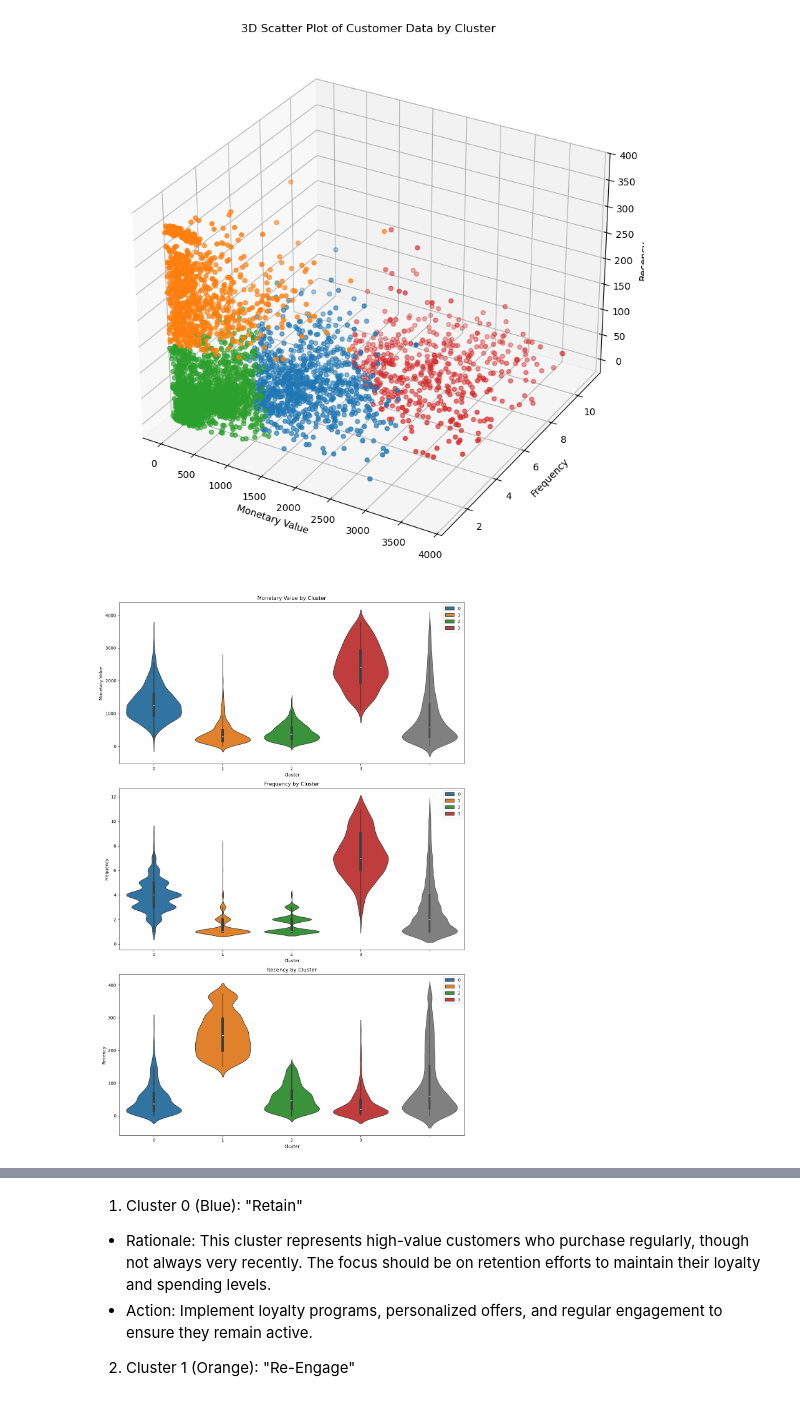
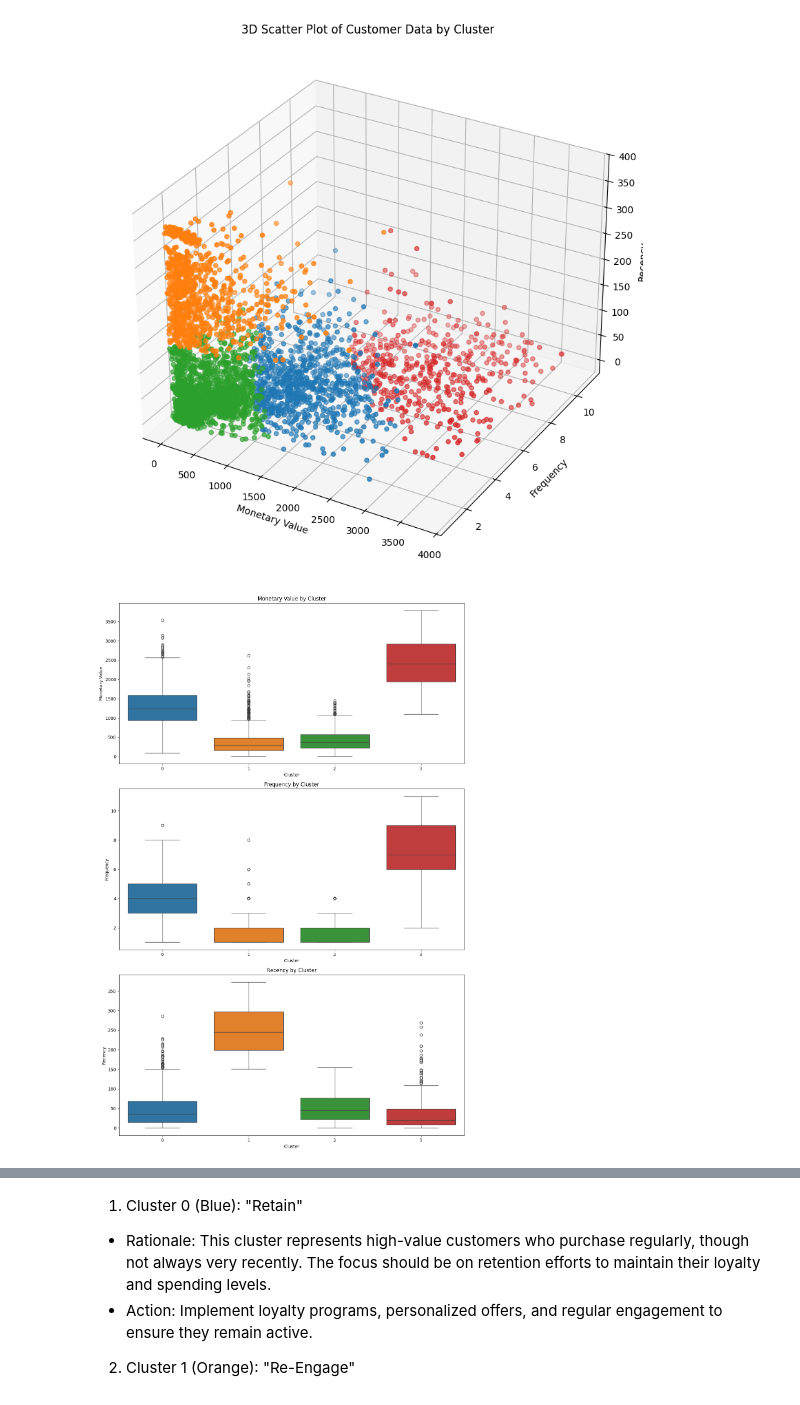
Before and after one commit to Subham-Panwar/Kmeans_clustering_project, a Jupyter notebook: main.ipynb, the cells around one changed output, grey strips where cells are left out. Drawn from its saved outputs; the diff is of its cells as text; code cells hidden in the pictures.

```diff
--- a/main.ipynb
+++ b/main.ipynb
@@ -46,17 +47,17 @@ df.head(10)
 | 8 | 489435 | 22350 | CAT BOWL | 12 | 2009-12-01 07:46:00 | 2.55 | 13085.00 | United Kingdom |
 | 9 | 489435 | 22349 | DOG BOWL , CHASING BALL DESIGN | 12 | 2009-12-01 07:46:00 | 3.75 | 13085.00 | United Kingdom |
 # %%
-#converting xlsx file in parquet
+# #converting xlsx file in parquet
 
-text_cols = ['Invoice', 'StockCode', 'Description', 'Country']
-df[text_cols] = df[text_cols].astype("string")
-df = df.convert_dtypes()
+# text_cols = ['Invoice', 'StockCode', 'Description', 'Country']
+# df[text_cols] = df[text_cols].astype("string")
+# df = df.convert_dtypes()
 
-parquet_file_path = 'online_retail_01.parquet' # Name for the output file
-df.to_parquet(parquet_file_path, index=False)
+# parquet_file_path = 'online_retail_01.parquet' # Name for the output file
+# df.to_parquet(parquet_file_path, index=False)
 # %%
-df = pd.read_parquet("online_retail_01.parquet")
-display(df.head())
+# df = pd.read_parquet("online_retail_01.parquet")
+# display(df.head())
 # %% [output]
 |  | Invoice | StockCode | Description | Quantity | InvoiceDate | Price | Customer ID | Country |
 | 0 | 489434 | 85048 | 15CM CHRISTMAS GLASS BALL 20 LIGHTS | 12 | 2009-12-01 07:45:00 | 6.95 | 13085 | United Kingdom |
@@ -675,26 +676,46 @@ plt.show()
 # %%
 plt.figure(figsize=(12, 18))
 
+# Monetary Value
 plt.subplot(3, 1, 1)
-sns.violinplot(x=non_outliers_df['Cluster'], y=non_outliers_df['MonetaryValue'], palette=cluster_colors, hue=non_outliers_df["Cluster"])
-sns.violinplot(y=non_outliers_df['MonetaryValue'], color='gray', linewidth=1.0)
+sns.boxplot(
+    x='Cluster',
+    y='MonetaryValue',
+    data=non_outliers_df,
+    palette=cluster_colors,
+    hue='Cluster',
+    legend=False
+)
 plt.title('Monetary Value by Cluster')
 plt.ylabel('Monetary Value')
 
+# Frequency
 plt.subplot(3, 1, 2)
-sns.violinplot(x=non_outliers_df['Cluster'], y=non_outliers_df['Frequency'], palette=cluster_colors, hue=non_outliers_df["Cluster"])
-sns.violinplot(y=non_outliers_df['Frequency'], color='gray', linewidth=1.0)
+sns.boxplot(
+    x='Cluster',
+    y='Frequency',
+    data=non_outliers_df,
+    palette=cluster_colors,
+    hue='Cluster',
+    legend=False
+)
 plt.title('Frequency by Cluster')
 plt.ylabel('Frequency')
 
-
+# Recency
 plt.subplot(3, 1, 3)
-sns.violinplot(x=non_outliers_df['Cluster'], y=non_outliers_df['Recency'], palette=cluster_colors, hue=non_outliers_df["Cluster"])
-sns.violinplot(y=non_outliers_df['Recency'], color='gray', linewidth=1.0)
+sns.boxplot(
+    x='Cluster',
+    y='Recency',
+    data=non_outliers_df,
+    palette=cluster_colors,
+    hue='Cluster',
+    legend=False
+)
 plt.title('Recency by Cluster')
 plt.ylabel('Recency')
 
 plt.tight_layout()
 plt.show()
 # %% [output]
-[figure, old version]
+[figure, new version]
```
Also changed, not shown: parts of 20 cells of this notebook.
